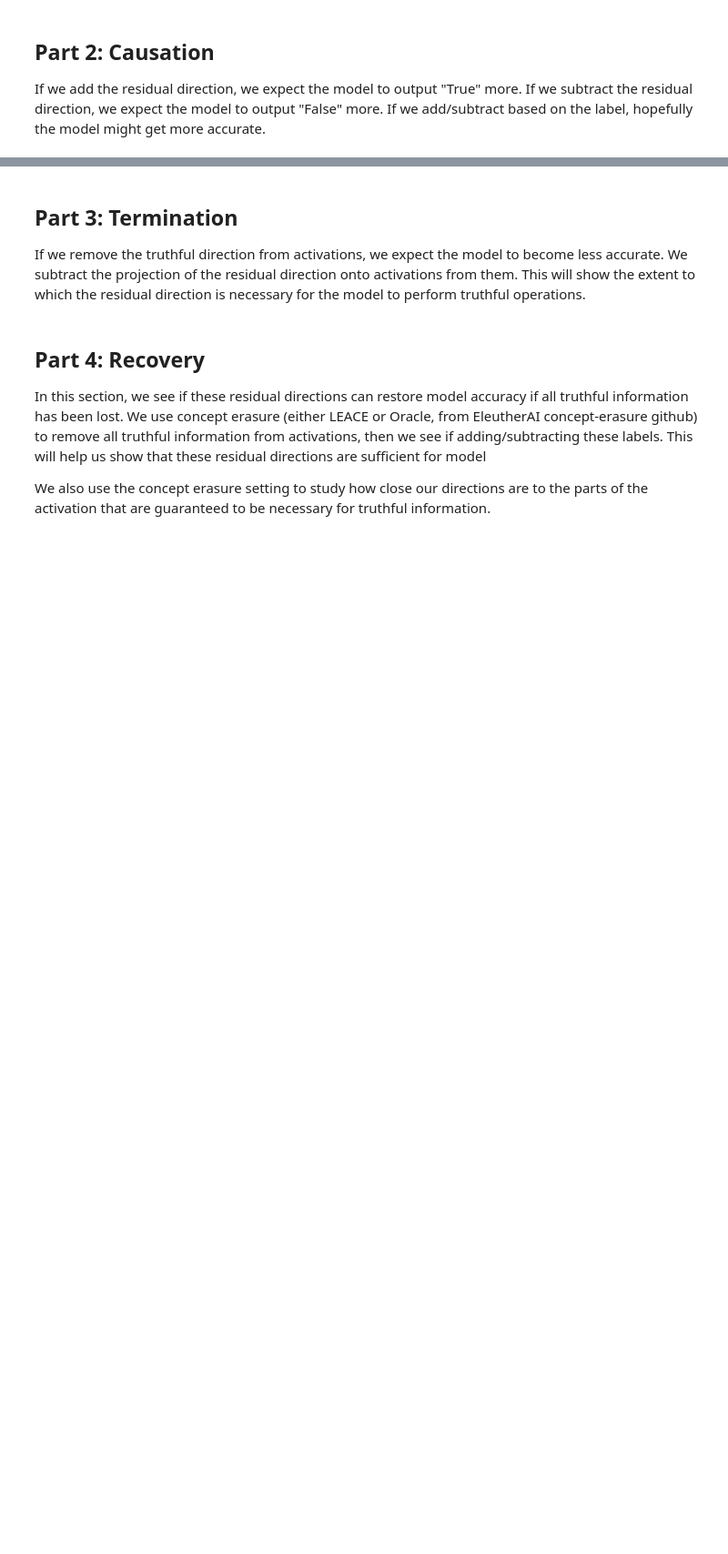
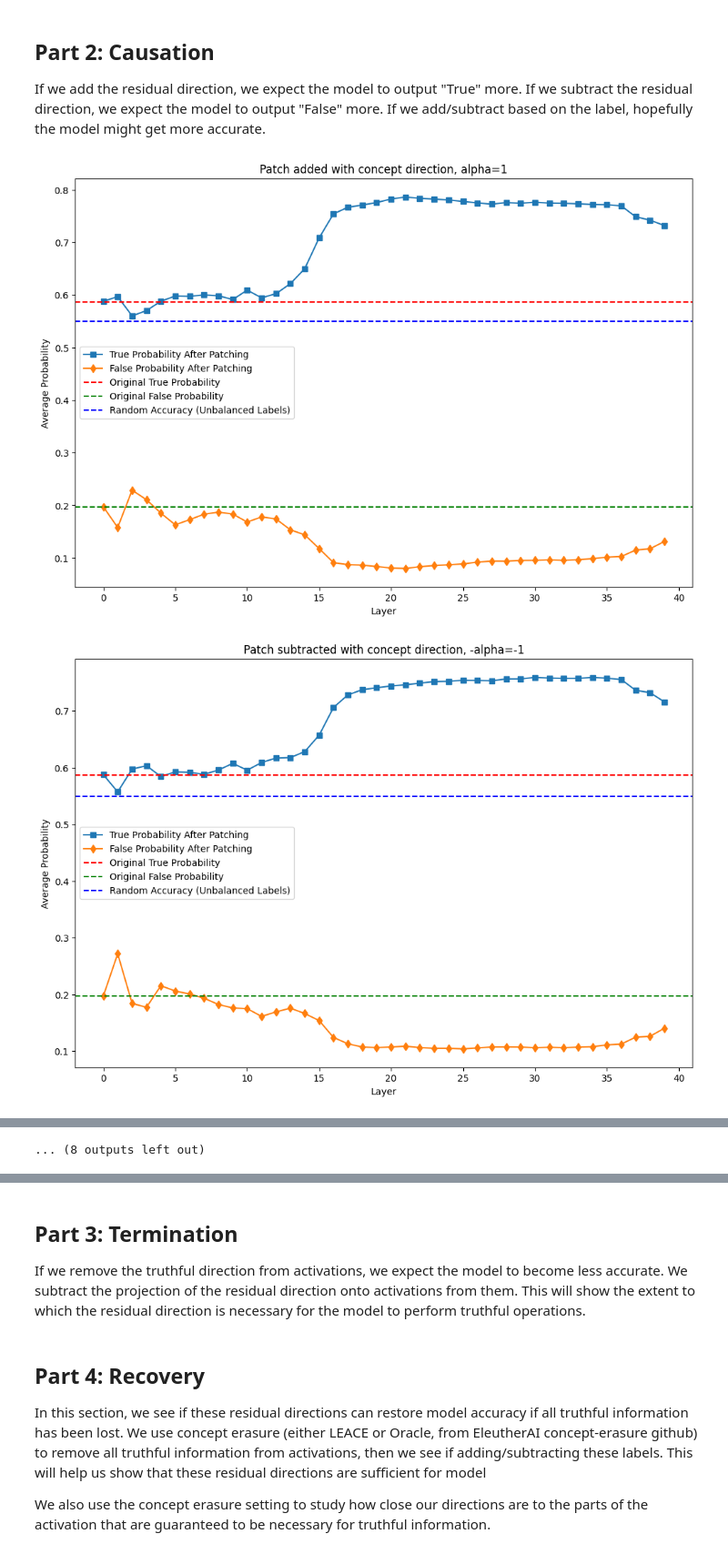
Before and after one commit to magikarp01/rep_control, a Jupyter notebook: rep_testing.ipynb, the cells around one changed output, grey strips where cells are left out. Shown at 91% size. Cells and saved outputs as stored; diff of their text form; code cells hidden in the pictures; blank space fills up the shorter version.

```diff
--- a/rep_testing.ipynb
+++ b/rep_testing.ipynb
@@ -266,0 +278,22 @@ probe_ood_dirs = {l: modelact_ood.probes["resid_post"][l].coef_ for l in range(n
+# %%
+# OOD Probe Direction
+neg_split_name = "neg_companies"
+# get the rows that have split_name as their value for the dataset column
+neg_dataset_rows = [row for row in dataset["combined"] if row['dataset'] == neg_split_name]
+neg_labels = []
+clean_neg_resid_cache = {}
+
+for i, row in enumerate(tqdm(neg_dataset_rows)):
+    statement = row["claim"]
+    neg_labels.append(row['label'])
+    text = create_prompt_short(statement, "honest")
+
+    input_ids = torch.tensor(tokenizer(text)['input_ids']).unsqueeze(dim=0).to(device)
+
+    output, _ = store_clean_forward_pass(hmodel, input_ids, i, clean_z_cache=None, clean_resid_cache=clean_neg_resid_cache, cache_seq_pos=cache_seq_pos, store_resid=True, store_z=False, n_layers=n_layers)
+
+from utils.new_probing_utils import ModelActsLargeSimple
+import pickle
+modelact_neg = ModelActsLargeSimple()
+# file_prefix = f"/home/phillipguo/formatted_runs/run_{6}/run_{6}_{clean_mode}_{-1}_{}"
+modelact_neg.load_cache_acts(clean_neg_resid_cache, labels=neg_labels, act_type="resid_post", seq_pos=-1)
@@ -412,17 +486,21 @@ for dir_name in direction_names:
     added_caches[dir_name] = add_dir_to_cache(train_cache, resid_dirs=directions[dir_name], alpha=alpha, flip="none", intervene_seq_positions = -1, small_sample_num=max_samples)
     subtracted_caches[dir_name] = add_dir_to_cache(train_cache, resid_dirs=directions[dir_name], alpha=-alpha, flip="none", intervene_seq_positions = -1, small_sample_num=max_samples)
     flipped_label_caches[dir_name] = add_dir_to_cache(train_cache, resid_dirs=directions[dir_name], alpha=alpha, flip="label", intervene_seq_positions = -1, small_sample_num=max_samples, labels=train_labels)
-    flipped_label_caches[dir_name] = add_dir_to_cache(train_cache, resid_dirs=directions[dir_name], alpha=alpha, flip="dot", intervene_seq_positions = -1, small_sample_num=max_samples)
+    flipped_dot_caches[dir_name] = add_dir_to_cache(train_cache, resid_dirs=directions[dir_name], alpha=alpha, flip="dot", intervene_seq_positions = -1, small_sample_num=max_samples)
 # %%
 added_performances = {}
 subtracted_performances = {}
 flipped_label_performances = {}
 flipped_dot_performances = {}
 
-short_train_data = train_data_rows[:20]
+short_train_data = train_data_rows[100:120]
+scale_relative = False
 
-for direction_name in direction_names:
-    added_performances[direction_name] = test_intervention(added_caches[dir_name], short_train_data, plot=True, plot_type="Response", plot_title=f"Patch added with {dir_name} direction, {alpha=}")
-    subtracted_performances[direction_name] = test_intervention(subtracted_caches[dir_name], short_train_data, plot=True, plot_type="Response", plot_title=f"Patch subtracted with {dir_name} direction, {-alpha=}")
-    flipped_label_performances[direction_name] = test_intervention(flipped_label_caches[dir_name], short_train_data, plot=True, plot_title=f"Patch flipped with labels and {dir_name} direction, {alpha=}")
-    flipped_dot_performances[direction_name] = test_intervention(flipped_dot_caches[dir_name], short_train_data, plot=True, plot_title=f"Patch flipped with dot and {dir_name} direction, {alpha=}")
+for dir_name in direction_names:
+    added_performances[dir_name] = test_intervention(added_caches[dir_name], short_train_data, plot=True, plot_type="Response", plot_title=f"Patch added with {dir_name} direction, {alpha=}", scale_relative=scale_relative)
+    subtracted_performances[dir_name] = test_intervention(subtracted_caches[dir_name], short_train_data, plot=True, plot_type="Response", plot_title=f"Patch subtracted with {dir_name} direction, {-alpha=}", scale_relative=scale_relative)
+    flipped_label_performances[dir_name] = test_intervention(flipped_label_caches[dir_name], short_train_data, plot=True, plot_title=f"Patch flipped with labels and {dir_name} direction, {alpha=}", scale_relative=scale_relative)
+    flipped_dot_performances[dir_name] = test_intervention(flipped_dot_caches[dir_name], short_train_data, plot=True, plot_title=f"Patch flipped with dot and {dir_name} direction, {alpha=}", scale_relative=scale_relative)
+# %% [output]
+[figure, added]
+[figure, added]
@@ -428,0 +517 @@ for direction_name in direction_names:
+... (8 outputs left out)
```
Also changed, not shown: parts of 13 cells of this notebook, 2 other files.
